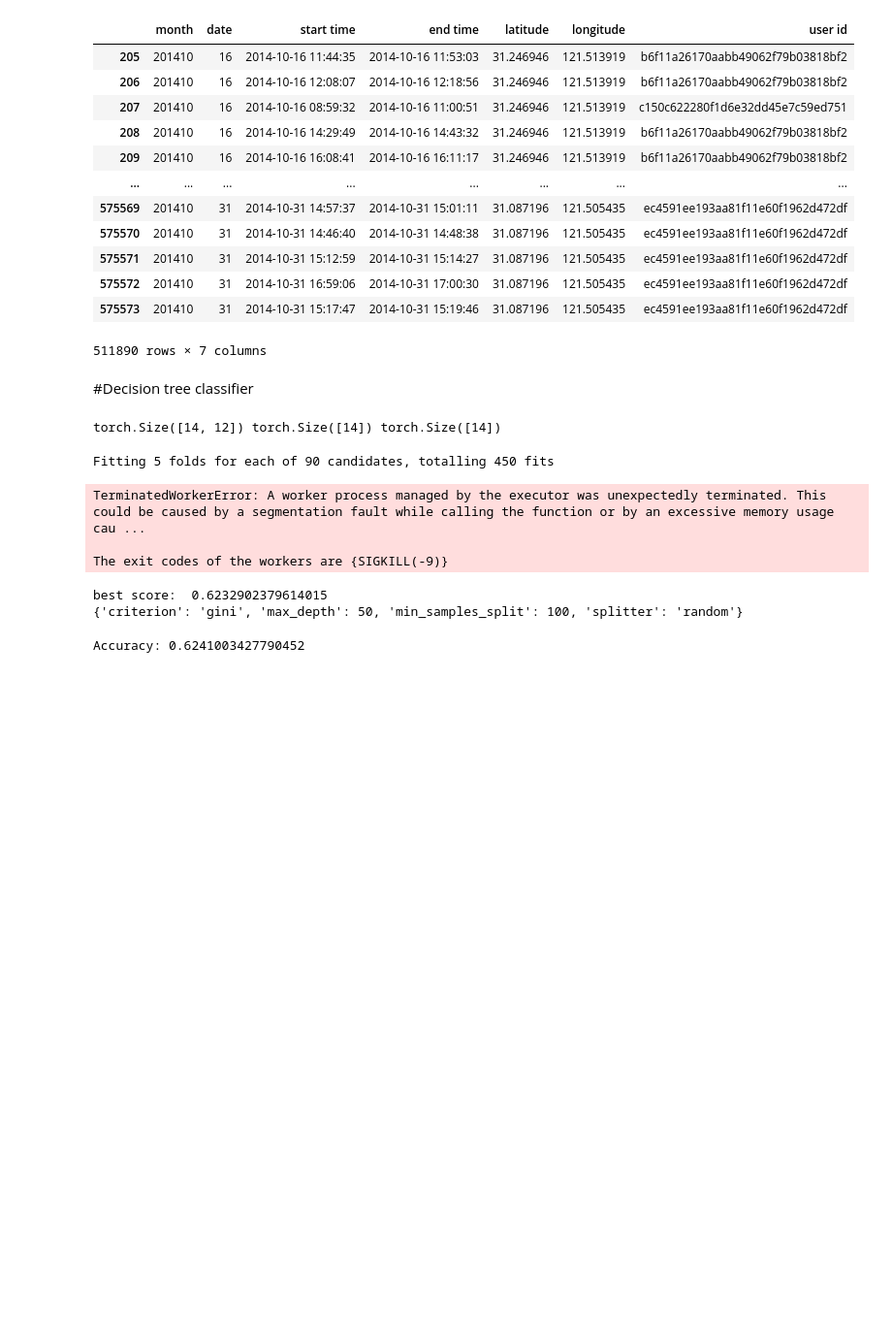
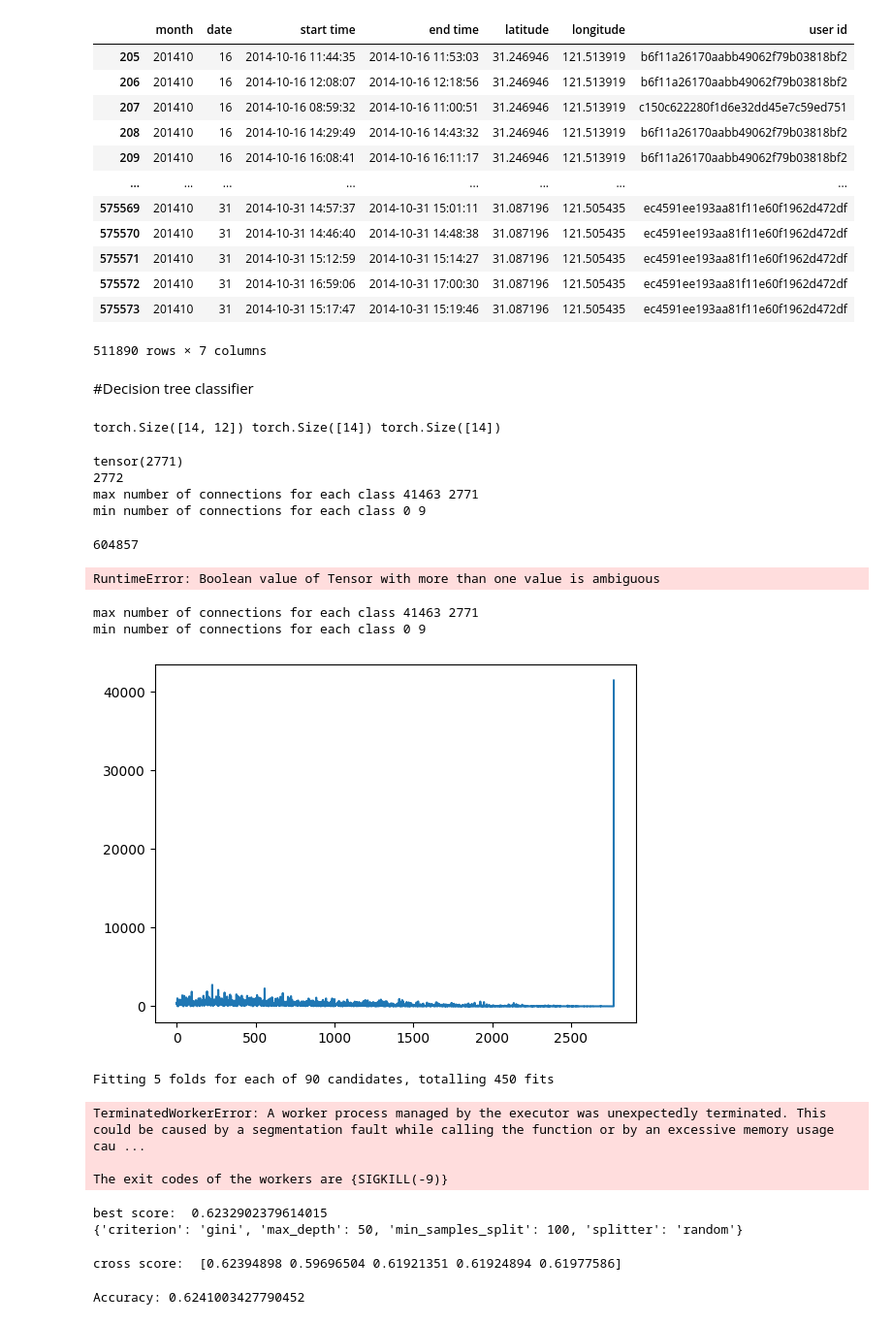
Before and after one commit to briag1/ProjetLong, a Jupyter notebook: projetLong-5-detailed.ipynb, the cells around one changed output. Shown at 97% size. Cells and saved outputs as stored; diff of their text form; code cells hidden in the pictures; blank space fills up the shorter version.

```diff
--- a/projetLong-5-detailed.ipynb
+++ b/projetLong-5-detailed.ipynb
@@ -1037,6 +1037,50 @@ for input,pos_id in zip(inputs,pos_ids):
 # %%
 # print(inputs[0], pos_ids[0], inputs_with_pos_id[0])
 # print(inputs[0], pos_id_targets[0])
+# %%
+inputs_with_pos_id=[]
+for input,pos_id in zip(inputs,pos_ids):
+  inputs_with_pos_id.append(torch.cat([input,pos_id.unsqueeze(1)],dim=1))
+
+#Create a dictionary with the number of data for each class
+class_count=dict(zip(range(len(vocab)+1),[0]*(len(vocab)+1)))
+print(max(pos_id))
+print(len(class_count))
+for pos_id in pos_ids:
+  for id in pos_id:
+    class_count[id.item()]+=1
+# %% [output]
+tensor(2771)
+2772
+max number of connections for each class 41463 2771
+min number of connections for each class 0 9
+# %%
+print(count)
+# %% [output]
+604857
+# %%
+#print data with last column as 2771
+for d in inputs_with_pos_id:
+  if d[-1]==2771:
+    print(d)
+    break
+# %% [output]
+RuntimeError: Boolean value of Tensor with more than one value is ambiguous
+# %%
+#See the tendency of the number of connections for each class
+print("max number of connections for each class"
+      ,max(class_count.values())
+      ,max(class_count,key=class_count.get))
+print("min number of connections for each class"
+      ,min(class_count.values())
+      ,min(class_count,key=class_count.get))
+
+plt.plot(list(class_count.values()))
+plt.show()
+# %% [output]
+max number of connections for each class 41463 2771
+min number of connections for each class 0 9
+[figure, added]
 # %%
 #Split the data into training and testing sets
 #Get the inputs and targets
@@ -1142,9 +1186,12 @@ for max_depth in parameters['max_depth']:
 # %%
 print("best score: ",best_score)
 print(best_parameters)
+cross_score = cross_val_score(clf, X_train, y_train, cv=5)
+print("cross score: ",cross_score)
 # %% [output]
 best score:  0.6232902379614015
 {'criterion': 'gini', 'max_depth': 50, 'min_samples_split': 100, 'splitter': 'random'}
+cross score:  [0.62394898 0.59696504 0.61921351 0.61924894 0.61977586]
 # %%
 clf = tree.DecisionTreeClassifier(max_depth=best_parameters['max_depth'], min_samples_split=best_parameters['min_samples_split'], splitter=best_parameters['splitter'])
 clf = clf.fit(X_train, y_train)
```
Also changed, not shown: parts of 2 cells of this notebook.
